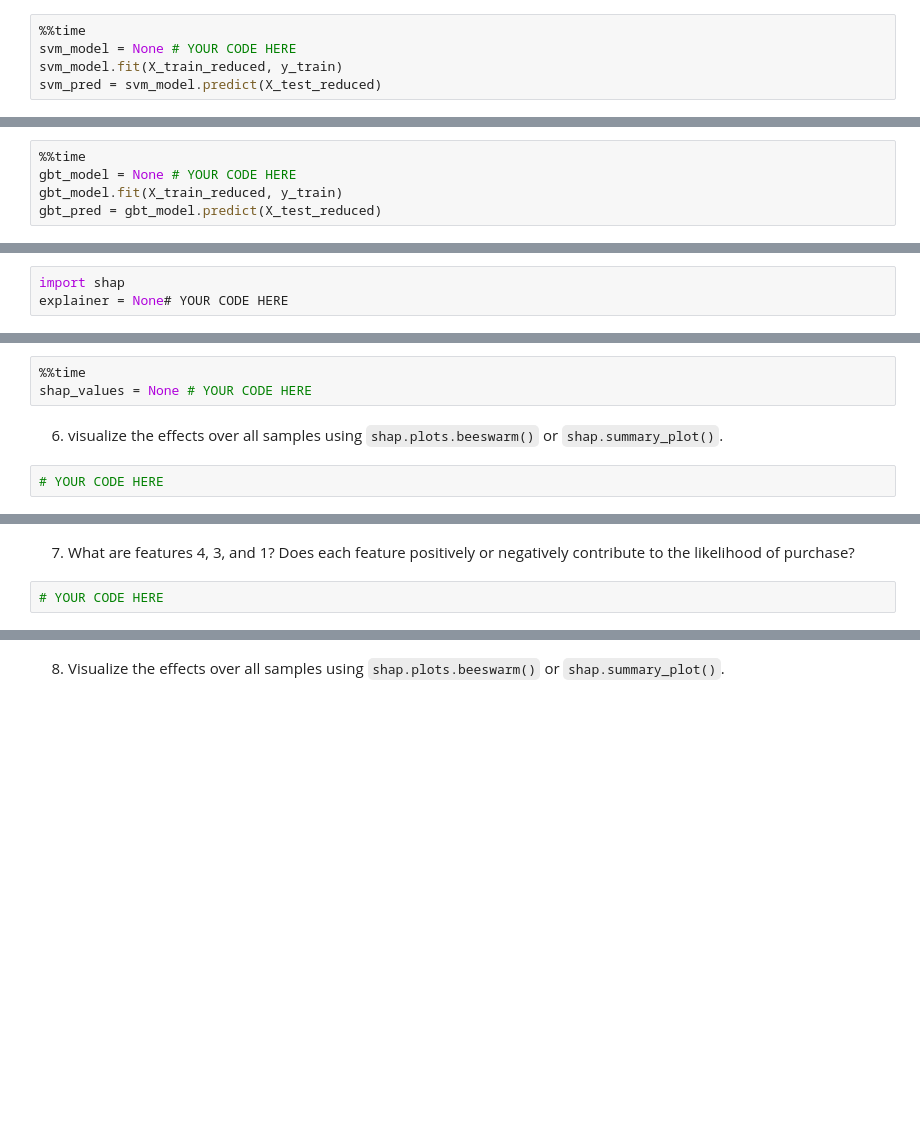
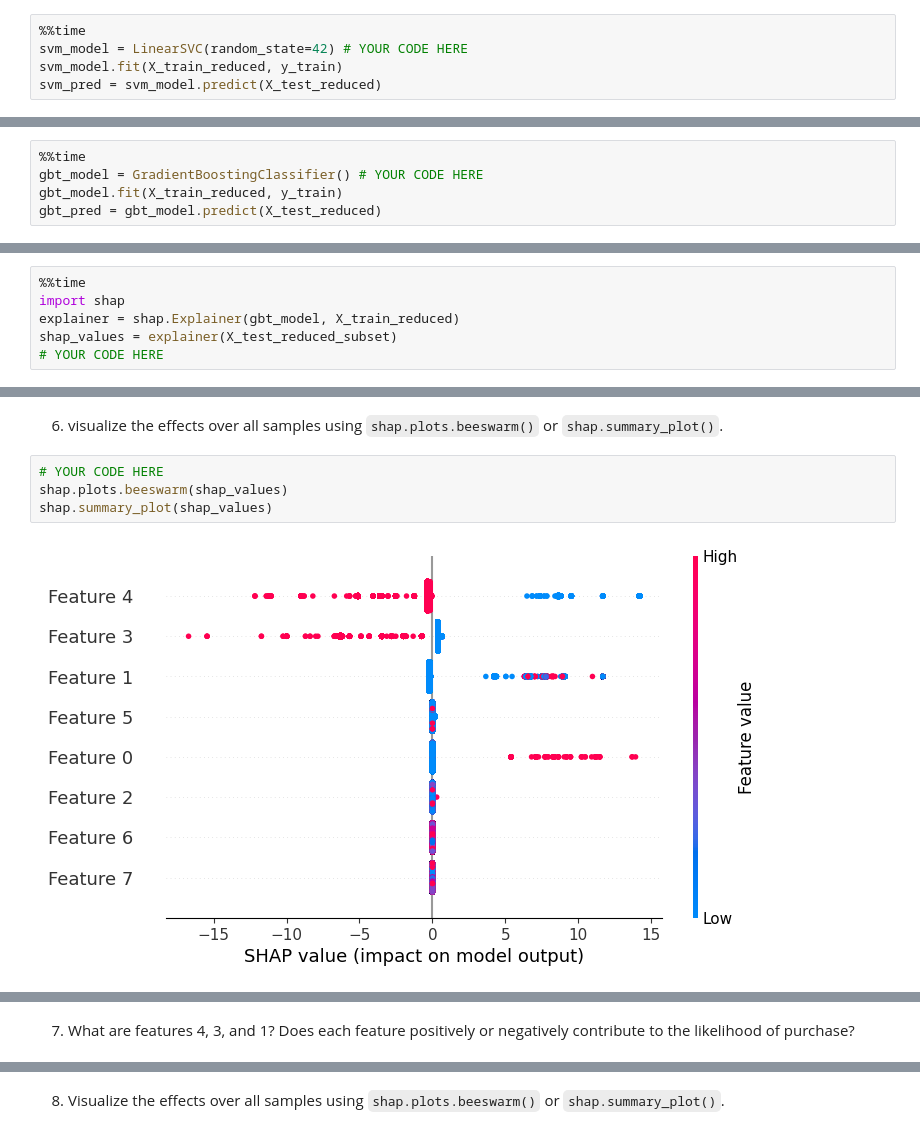
Before and after one commit to MonuSingh16/mle-work, a Jupyter notebook: assignments/week-06-supervised-ml/nb/electronics-purchase-prediction.ipynb, the cells around one changed output, grey strips where cells are left out. Saved outputs shown, nothing was run; the diff lists cells and outputs as text; blank space fills up the shorter version.

```diff
--- a/assignments/week-06-supervised-ml/nb/electronics-purchase-prediction.ipynb
+++ b/assignments/week-06-supervised-ml/nb/electronics-purchase-prediction.ipynb
@@ -271,6 +341,6 @@ print(confusion_matrix(y_test, lr_pred))
     Again, remember to account for the class imbalance.
 # %%
 %%time
-svm_model = None # YOUR CODE HERE
+svm_model = LinearSVC(random_state=42) # YOUR CODE HERE
 svm_model.fit(X_train_reduced, y_train)
 svm_pred = svm_model.predict(X_test_reduced)
@@ -306,6 +399,6 @@ Intepretation of a linear model such as logistic regression is staightforward, h
 from sklearn.ensemble import GradientBoostingClassifier
 # %%
 %%time
-gbt_model = None # YOUR CODE HERE
+gbt_model = GradientBoostingClassifier() # YOUR CODE HERE
 gbt_model.fit(X_train_reduced, y_train)
 gbt_pred = gbt_model.predict(X_test_reduced)
@@ -333,5 +441,8 @@ X_test_reduced_subset = X_test_reduced[idx, ]
 
 assert X_test_reduced_subset.shape == (subset_size, 8)
 # %%
+%%time
 import shap
-explainer = None# YOUR CODE HERE
+explainer = shap.Explainer(gbt_model, X_train_reduced)
+shap_values = explainer(X_test_reduced_subset)
+# YOUR CODE HERE
@@ -338,7 +452,8 @@ explainer = None# YOUR CODE HERE
-# %%
-%%time
-shap_values = None # YOUR CODE HERE
 # %% [markdown]
 6. visualize the effects over all samples using `shap.plots.beeswarm()` or `shap.summary_plot()`.
 # %%
 # YOUR CODE HERE
+shap.plots.beeswarm(shap_values)
+shap.summary_plot(shap_values)
+# %% [output]
+[figure, added]
@@ -345,4 +461,2 @@ shap_values = None # YOUR CODE HERE
 # %% [markdown]
 7. What are features 4, 3, and 1? Does each feature positively or negatively contribute to the likelihood of purchase?
-# %%
-# YOUR CODE HERE
```
Also changed, not shown: parts of 42 cells of this notebook, 1 other file.
